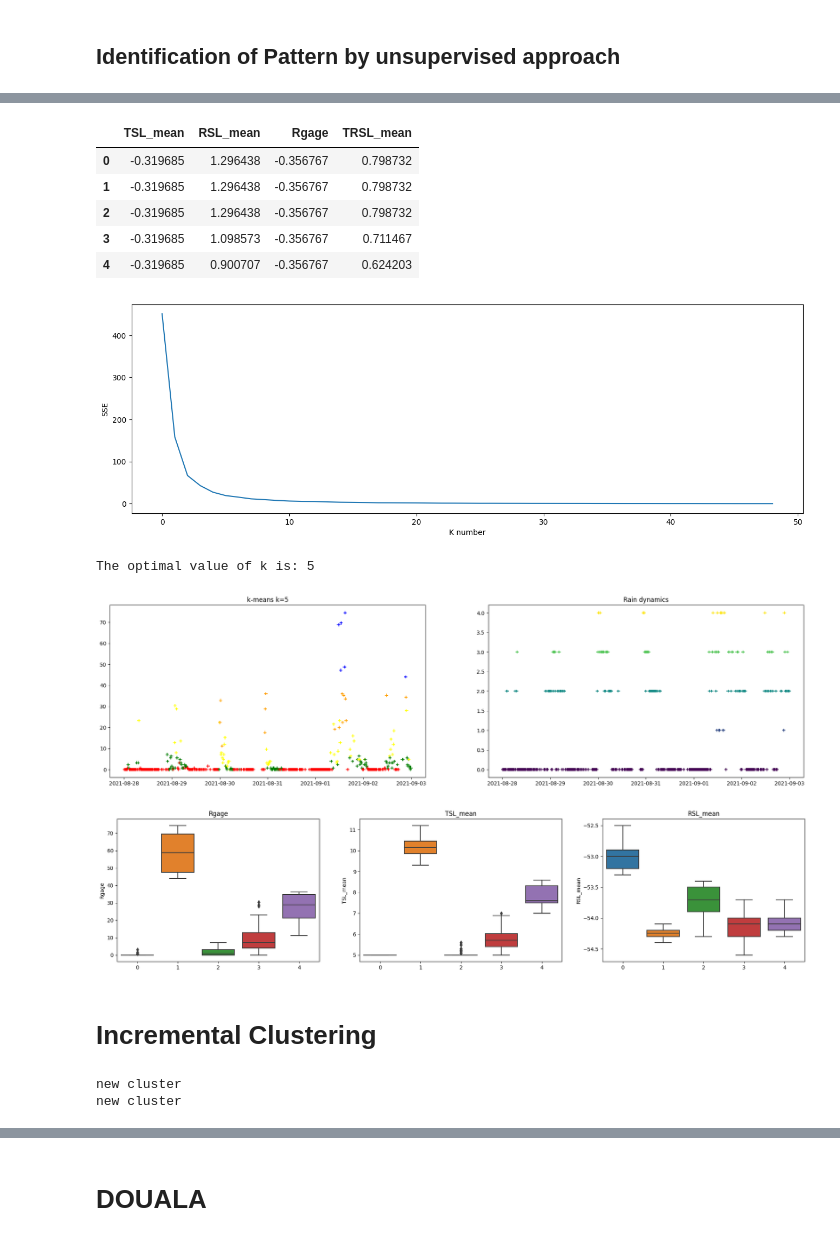
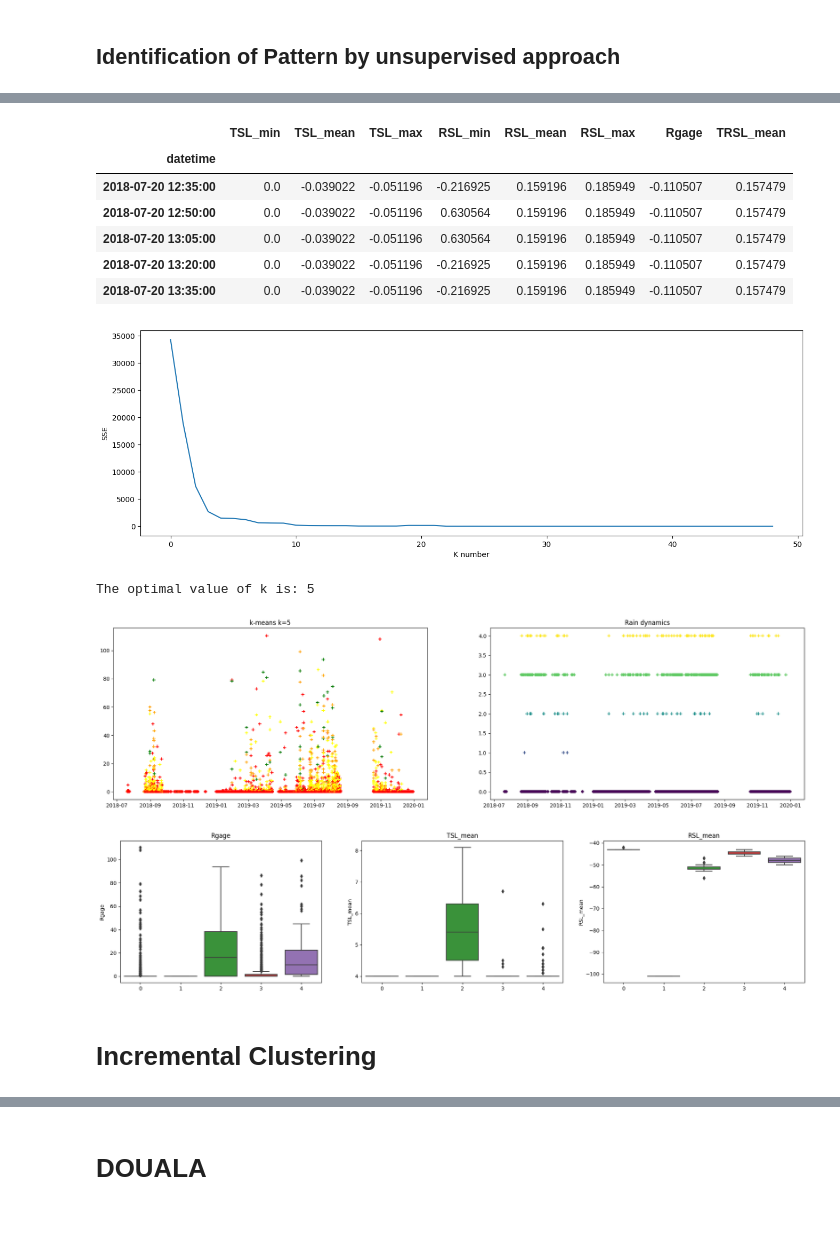
Before and after one commit to emiliepoisson/Pluie, a Jupyter notebook: DetectionPrediction.ipynb, the cells around one changed output, grey strips where cells are left out. Drawn from its saved outputs; the diff is of its cells as text; code cells hidden in the pictures.

```diff
--- a/DetectionPrediction.ipynb
+++ b/DetectionPrediction.ipynb
@@ -22,7 +64,7 @@ pd.options.mode.chained_assignment = None  # default='warn'
 ## Data Loading
 # %%
 # Replace Pluie by the exact file name Exo_Crews...
-data=pd.read_csv("Pluie.csv",sep=";")
+data=pd.read_csv("Douala/CML_Douala/L1_172.22.204.1P4.1-172.22.204.6P4.1_29A-B.csv",sep=";", parse_dates=['datetime'])
 
 # verify your number of observations and columns
 # change separator if needed ',' or '\t' ...
@@ -76,7 +127,7 @@ print(df.tail(n=2))
 # %%
 # date identification
-df.loc[:, 'times']=pd.to_datetime(df.loc[:,"times"], format="%Y-%m-%d %H:%M:%S")
-df.set_index("times", inplace=True)
+df.loc[:, 'datetime']=pd.to_datetime(df.loc[:,"datetime"], format="%Y-%m-%d %H:%M:%S")
+df.set_index("datetime", inplace=True)
 df.loc[:, 'TRSL_mean'] = df.copy()['RSL_mean'] - df.copy()['TSL_mean']
 # %%
 fig, axs = plt.subplots(len(df.columns), 2, figsize=(16, 5 * len(df.columns)))
@@ -118,19 +173,21 @@ df.describe()
 # %%
+
 # Normalisation
 
 from sklearn.preprocessing import StandardScaler
 std_scaler = StandardScaler()
 df_scaled = std_scaler.fit_transform(df.to_numpy())
 df_scaled = pd.DataFrame(df_scaled, columns=df.columns)
-
+df_scaled.index = df.index
 df_scaled.head()
 # %% [output]
-|  | TSL_mean | RSL_mean | Rgage | TRSL_mean |
-| 0 | -0.319685 | 1.296438 | -0.356767 | 0.798732 |
-| 1 | -0.319685 | 1.296438 | -0.356767 | 0.798732 |
-| 2 | -0.319685 | 1.296438 | -0.356767 | 0.798732 |
-| 3 | -0.319685 | 1.098573 | -0.356767 | 0.711467 |
-| 4 | -0.319685 | 0.900707 | -0.356767 | 0.624203 |
+|  | TSL_min | TSL_mean | TSL_max | RSL_min | RSL_mean | RSL_max | Rgage | TRSL_mean |
+| datetime |  |  |  |  |  |  |  |  |
+| 2018-07-20 12:35:00 | 0.0 | -0.039022 | -0.051196 | -0.216925 | 0.159196 | 0.185949 | -0.110507 | 0.157479 |
+| 2018-07-20 12:50:00 | 0.0 | -0.039022 | -0.051196 | 0.630564 | 0.159196 | 0.185949 | -0.110507 | 0.157479 |
+| 2018-07-20 13:05:00 | 0.0 | -0.039022 | -0.051196 | 0.630564 | 0.159196 | 0.185949 | -0.110507 | 0.157479 |
+| 2018-07-20 13:20:00 | 0.0 | -0.039022 | -0.051196 | -0.216925 | 0.159196 | 0.185949 | -0.110507 | 0.157479 |
+| 2018-07-20 13:35:00 | 0.0 | -0.039022 | -0.051196 | -0.216925 | 0.159196 | 0.185949 | -0.110507 | 0.157479 |
 # %%
 #File 1 identify pattern structure without temporal information
 sse = []
@@ -147,23 +204,23 @@ plt.show()
 kl = KneeLocator(range(1, Kmax), sse, curve="convex", direction="decreasing")
 print(f"The optimal value of k is: {kl.elbow}")
 # %% [output]
-[figure, old version]
+[figure, new version]
 The optimal value of k is: 5
 # %%
-km1 = KMeans(init="random", n_clusters=kl.elbow, n_init=10, max_iter=300, random_state=42)
+km1 = KMeans(init="random", n_clusters=5, n_init=10, max_iter=300, random_state=42)
 km1.fit(df_scaled.loc[:, ['TRSL_mean']])
 
 fig, axs = plt.subplots(1, 2, figsize=(24, 6))
-colors = ['red', 'blue', 'green', 'yellow', 'orange', 'purple', 'pink', 'brown', 'black', 'cyan']
-axs[0].scatter(df.index, df['Rgage'], c=[colors[i] for i in km1.labels_], marker='+')
+colors = ['red', 'blue', 'green', 'yellow', 'orange', 'purple', 'pink', 'brown', 'black', 'cyan', 'magenta', 'grey']
+axs[0].scatter(df_scaled.index, df['Rgage'], c=[colors[i] for i in km1.labels_], marker='+')
 axs[0].set_title(f"k-means k={kl.elbow}", fontdict={"fontsize": 12})
 
-axs[1].scatter(df.index, km1.labels_, c=km1.labels_, marker='+')
+axs[1].scatter(df_scaled.index, km1.labels_, c=km1.labels_, marker='+')
 axs[1].set_title("Rain dynamics")
 
 plt.show()
 # %% [output]
-[figure, old version]
+[figure, new version]
 # %%
 labels = km1.labels_
 
@@ -180,7 +237,7 @@ axs[2].set_title("RSL_mean")
 
 plt.show()
 # %% [output]
-[figure, old version]
+[figure, new version]
 # %% [markdown]
 # Incremental Clustering
 # %%
@@ -204,9 +267 @@ y=df.Rgage
-# %%
-clustering =  ProposedApproach(X.values, 150, 50)
-clustering.fit()
-clustering.cluster_outliers()
-labels1 = clustering.labels
-# %% [output]
-new cluster
-new cluster
 # %%
```
Also changed, not shown: parts of 34 cells of this notebook.
